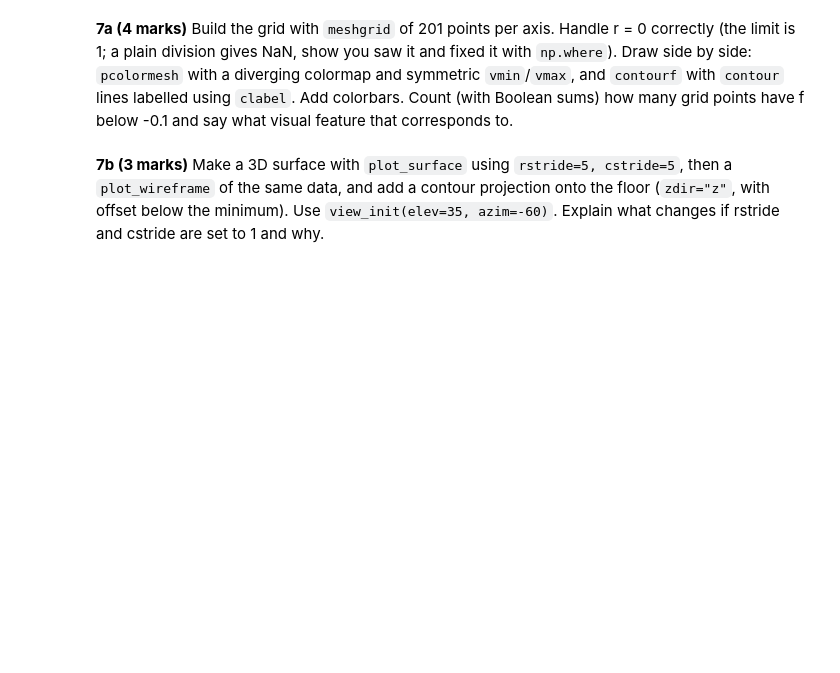
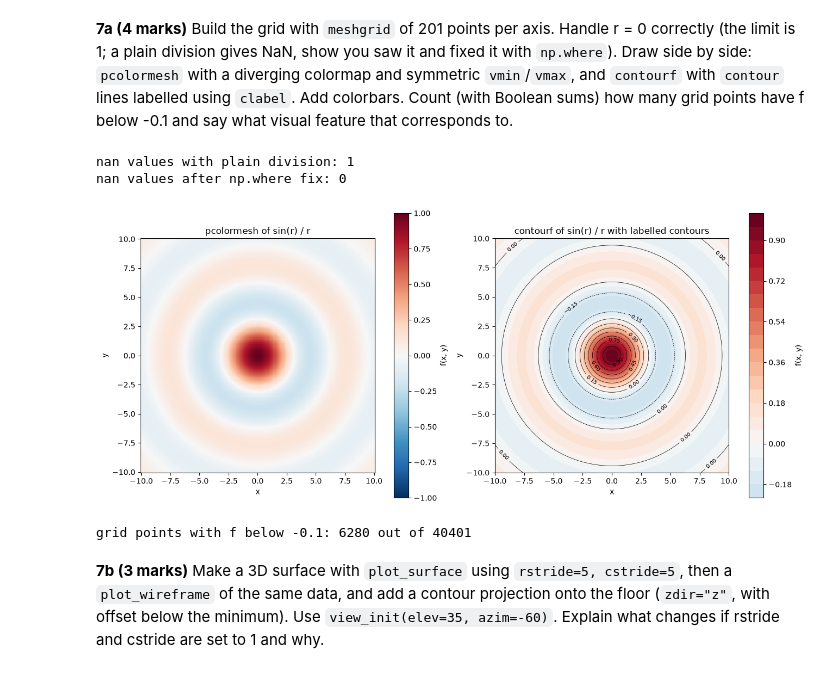
Before and after one commit to moeed07/PAI-AS3-25f-0051, a Jupyter notebook: Assignment3_Programming_for_AI.ipynb, the cells around one changed output. Cells and saved outputs as stored; diff of their text form; code cells hidden in the pictures; blank space fills up the shorter version.

```diff
--- a/Assignment3_Programming_for_AI.ipynb
+++ b/Assignment3_Programming_for_AI.ipynb
@@ -623,2 +621,43 @@ Let f(x, y) = sin(r) / r with r = sqrt(x^2 + y^2) on x, y in [-10, 10].
+# %%
+xvalues = np.linspace(-10, 10, 201)
+yvalues = np.linspace(-10, 10, 201)
+xgrid, ygrid = np.meshgrid(xvalues, yvalues)
+radius = np.sqrt(xgrid ** 2 + ygrid ** 2)
+
+with np.errstate(divide='ignore', invalid='ignore'):
+    plain = np.sin(radius) / radius
+print('nan values with plain division:', np.isnan(plain).sum())
+
+surface = np.where(radius == 0, 1.0, np.sin(radius) / np.where(radius == 0, 1.0, radius))
+print('nan values after np.where fix:', np.isnan(surface).sum())
+
+limit = np.abs(surface).max()
+figure, (leftaxis, rightaxis) = plt.subplots(1, 2, figsize=(13, 5.5), constrained_layout=True)
+
+mesh = leftaxis.pcolormesh(xgrid, ygrid, surface, cmap='RdBu_r', vmin=-limit, vmax=limit, shading='auto')
+figure.colorbar(mesh, ax=leftaxis, label='f(x, y)')
+leftaxis.set_title('pcolormesh of sin(r) / r')
+leftaxis.set_xlabel('x')
+leftaxis.set_ylabel('y')
+leftaxis.set_aspect('equal')
+
+filled = rightaxis.contourf(xgrid, ygrid, surface, levels=20, cmap='RdBu_r', vmin=-limit, vmax=limit)
+lines = rightaxis.contour(xgrid, ygrid, surface, levels=10, colors='black', linewidths=0.5)
+rightaxis.clabel(lines, inline=True, fontsize=7)
+figure.colorbar(filled, ax=rightaxis, label='f(x, y)')
+rightaxis.set_title('contourf of sin(r) / r with labelled contours')
+rightaxis.set_xlabel('x')
+rightaxis.set_ylabel('y')
+rightaxis.set_aspect('equal')
+
+plt.show()
+
+belowcount = (surface < -0.1).sum()
+print('grid points with f below -0.1:', belowcount, 'out of', surface.size)
+# %% [output]
+nan values with plain division: 1
+nan values after np.where fix: 0
+[figure, added]
+grid points with f below -0.1: 6280 out of 40401
 # %% [markdown]
 **7b (3 marks)** Make a 3D surface with `plot_surface` using `rstride=5, cstride=5`, then a `plot_wireframe` of the same data, and add a contour projection onto the floor (`zdir="z"`, with offset below the minimum). Use `view_init(elev=35, azim=-60)`. Explain what changes if rstride and cstride are set to 1 and why.
```
Also changed, not shown: parts of 5 cells of this notebook.
